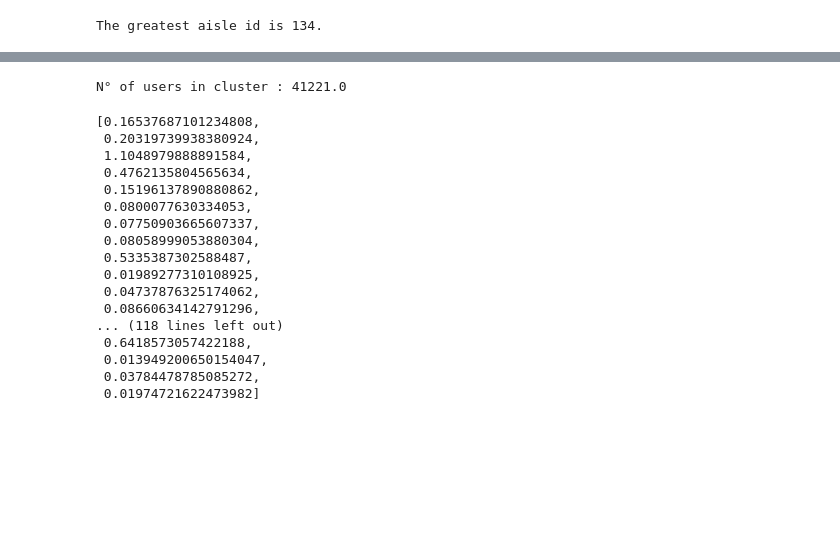
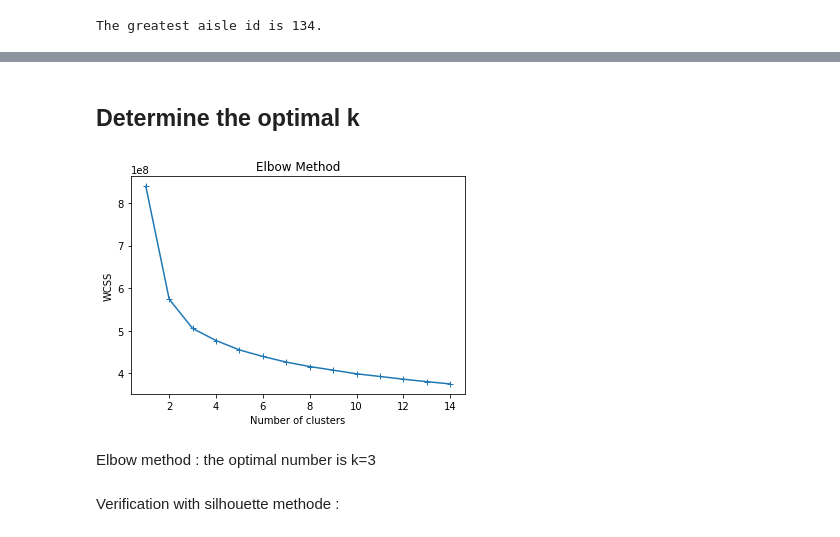
Before and after one commit to auriane81/epfl-ada-ada-2019-project-adax, a Jupyter notebook: project_Pierre.ipynb, the cells around one changed output, grey strips where cells are left out. Saved outputs shown, nothing was run; the diff lists cells and outputs as text; code cells hidden in the pictures; blank space fills up the shorter version.

```diff
--- a/project_Pierre.ipynb
+++ b/project_Pierre.ipynb
@@ -318,21 +95,25 @@ N° of users in cluster : 149011.0
-# %%
-get_avg_vector(4,0)
-# %% [output]
-N° of users in cluster : 41221.0
-[0.16537687101234808,
- 0.20319739938380924,
- 1.1048979888891584,
- 0.4762135804565634,
- 0.15196137890880862,
- 0.0800077630334053,
- 0.07750903665607337,
- 0.08058999053880304,
- 0.5335387302588487,
- 0.01989277310108925,
- 0.04737876325174062,
- 0.08660634142791296,
-... (118 lines left out)
- 0.6418573057422188,
- 0.013949200650154047,
- 0.03784478785085272,
- 0.01974721622473982]
+# %%
+# Load the user matrix
+f=open("user_matrix","rb")
+user_matrix = pickle.load(f)
+f.close()
+# %% [markdown]
+## Determine the optimal k
+# %%
+#un peu long
+wcss=[]
+for i in range(1, 15):
+    kmeans = KMeans(n_clusters=i, random_state=0)
+    kmeans.fit(user_matrix)
+    wcss.append(kmeans.inertia_)
+plt.plot(range(1, 15), wcss,marker='+')
+plt.title('Elbow Method')
+plt.xlabel('Number of clusters')
+plt.ylabel('WCSS')
+plt.show()
+# %% [output]
+[figure, added]
+# %% [markdown]
+Elbow method : the optimal number is k=3
+# %% [markdown]
+Verification with silhouette methode :
```
Also changed, not shown: parts of 114 cells of this notebook.
